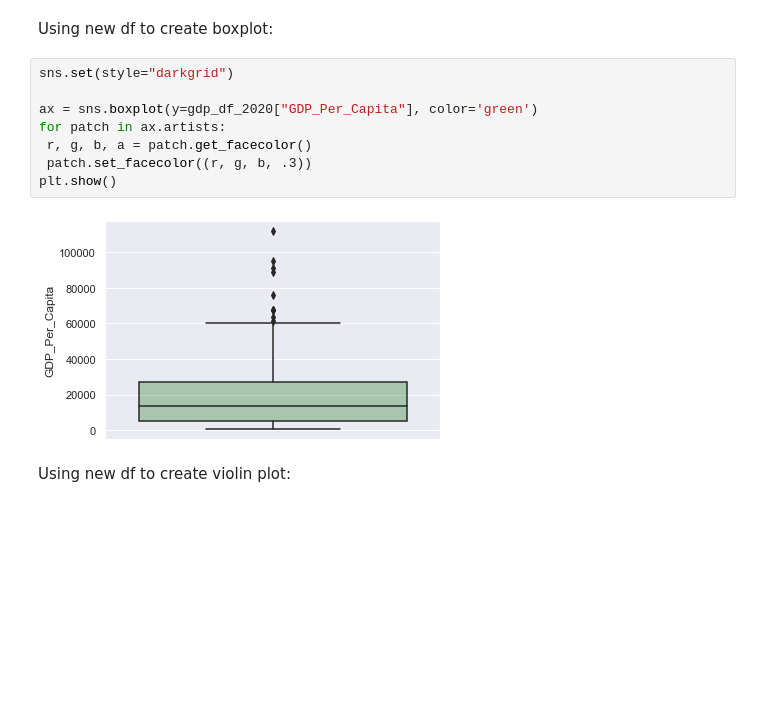
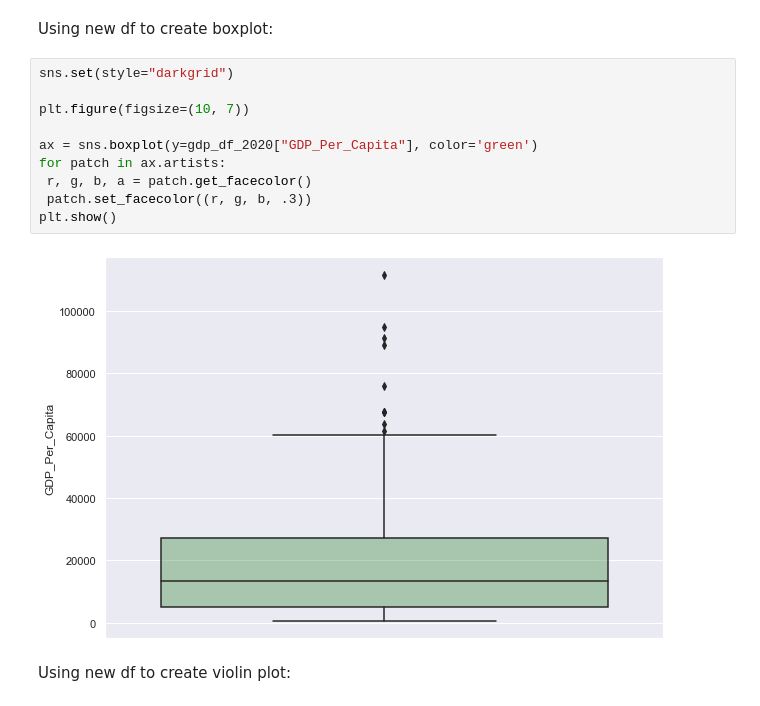
Before and after one commit to NSS-Data-Analytics-Cohort-10/gdp-and-internet-usage-t-white-21, a Jupyter notebook: notebook/un_project.ipynb, the cells around one changed output. Cells and saved outputs as stored; diff of their text form; blank space fills up the shorter version.

```diff
--- a/notebook/un_project.ipynb
+++ b/notebook/un_project.ipynb
@@ -115,14 +119,16 @@ plt.show()
 Using new df to create boxplot:
 # %%
 sns.set(style="darkgrid")
+
+plt.figure(figsize=(10, 7))
 
 ax = sns.boxplot(y=gdp_df_2020["GDP_Per_Capita"], color='green')
 for patch in ax.artists:
  r, g, b, a = patch.get_facecolor()
  patch.set_facecolor((r, g, b, .3))
 plt.show()
 # %% [output]
-[figure, old version]
+[figure, new version]
 # %% [markdown]
 Using new df to create violin plot:
 # %%
```
Also changed, not shown: parts of 15 cells of this notebook.
